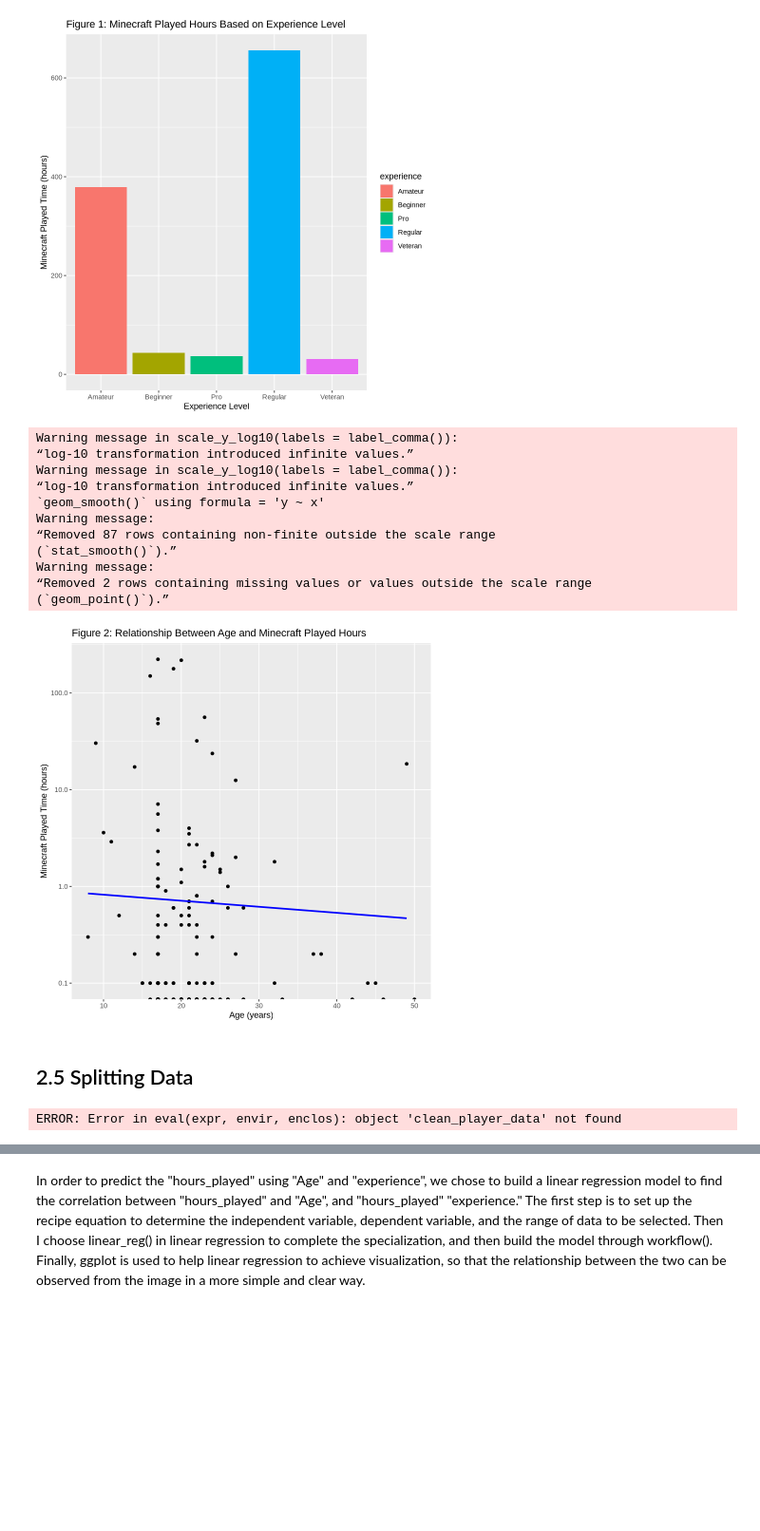
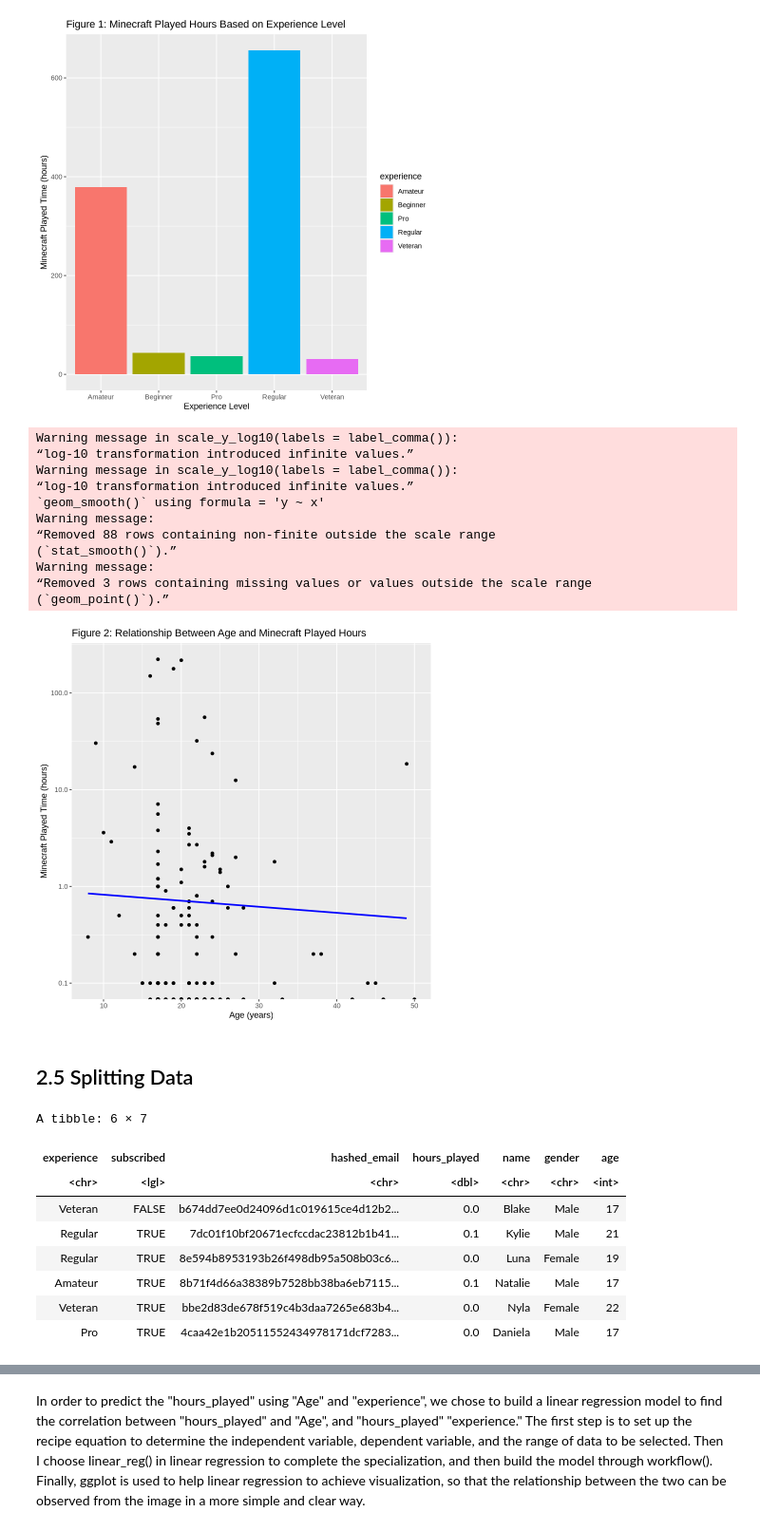
Before and after one commit to azoli113/DSCI100-Project-Group-006-36, a Jupyter notebook: Final Project.ipynb, the cells around one changed output, grey strips where cells are left out. Shown at 95% size. Cells and saved outputs as stored; diff of their text form; code cells hidden in the pictures; blank space fills up the shorter version.

```diff
--- a/Final Project.ipynb
+++ b/Final Project.ipynb
@@ -137,10 +137,12 @@ ggplot(players, aes(x = experience, y = played_hours, fill = experience)) +
 # %% [output]
 [figure]
 # %%
-ggplot(players, aes(x = Age, y = played_hours)) +
+ggplot(players, aes(x = age, y = hours_played)) +
     geom_point() +
     geom_smooth(method = "lm", se = FALSE, color = "blue") +
-    labs(title = "Figure 2: Relationship Between Age and Minecraft Played Hours", x = "Age (years)", y = "Minecraft Played Time (hours)") +
+    labs(title = "Figure 2: Relationship Between Age and Minecraft Played Hours",
+         x = "Age (years)",
+         y = "Minecraft Played Time (hours)") +
     scale_y_log10(labels = label_comma())
 # %% [output]
 Warning message in scale_y_log10(labels = label_comma()):
@@ -149,22 +151,30 @@ Warning message in scale_y_log10(labels = label_comma()):
 “log-10 transformation introduced infinite values.”
 `geom_smooth()` using formula = 'y ~ x'
 Warning message:
-“Removed 87 rows containing non-finite outside the scale range
+“Removed 88 rows containing non-finite outside the scale range
 (`stat_smooth()`).”
 Warning message:
-“Removed 2 rows containing missing values or values outside the scale range
+“Removed 3 rows containing missing values or values outside the scale range
 (`geom_point()`).”
 [figure]
 # %% [markdown]
 ## 2.5 Splitting Data
 # %%
 #set the training data to 75 percent of the overall percentage
-split_data <- initial_split(clean_player_data, prop = 3/4, strata = hours_played)
+split_data <- initial_split(clean_players_data, prop = 3/4, strata = hours_played)
 
 training_data <- training(split_data)
 testing_data <- testing(split_data)
 
 head(training_data)
 # %% [output]
-ERROR: Error in eval(expr, envir, enclos): object 'clean_player_data' not found
+A tibble: 6 × 7
+| experience | subscribed | hashed_email | hours_played | name | gender | age |
+| <chr> | <lgl> | <chr> | <dbl> | <chr> | <chr> | <int> |
+| Veteran | FALSE | b674dd7ee0d24096d1c019615ce4d12b2... | 0.0 | Blake | Male | 17 |
+| Regular | TRUE | 7dc01f10bf20671ecfccdac23812b1b41... | 0.1 | Kylie | Male | 21 |
+| Regular | TRUE | 8e594b8953193b26f498db95a508b03c6... | 0.0 | Luna | Female | 19 |
+| Amateur | TRUE | 8b71f4d66a38389b7528bb38ba6eb7115... | 0.1 | Natalie | Male | 17 |
+| Veteran | TRUE | bbe2d83de678f519c4b3daa7265e683b4... | 0.0 | Nyla | Female | 22 |
+| Pro | TRUE | 4caa42e1b20511552434978171dcf7283... | 0.0 | Daniela | Male | 17 |
 # %% [markdown]
```
Also changed, not shown: parts of 5 cells of this notebook.
